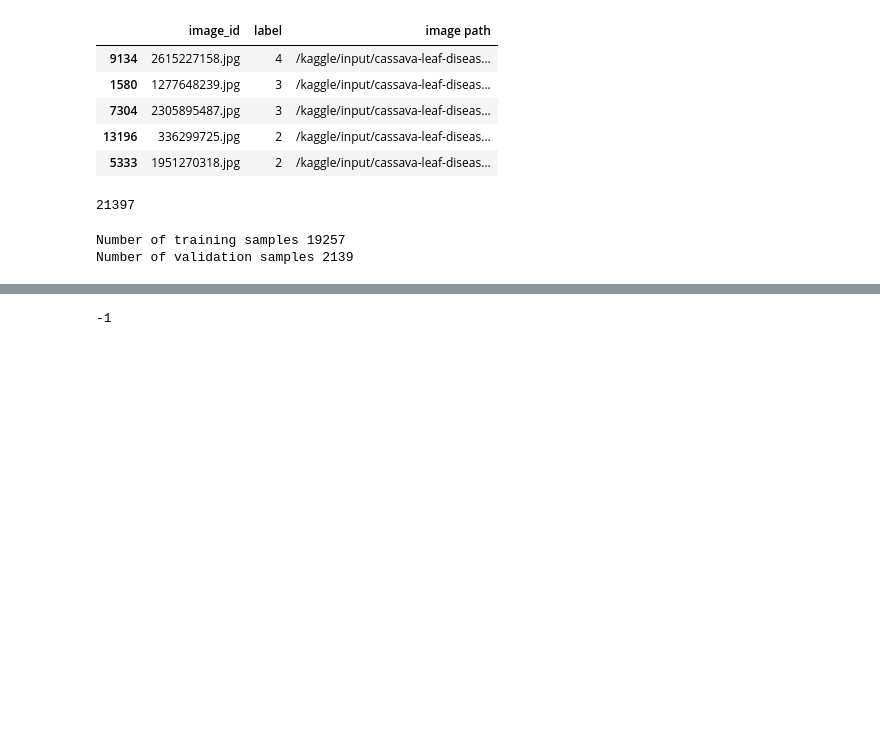
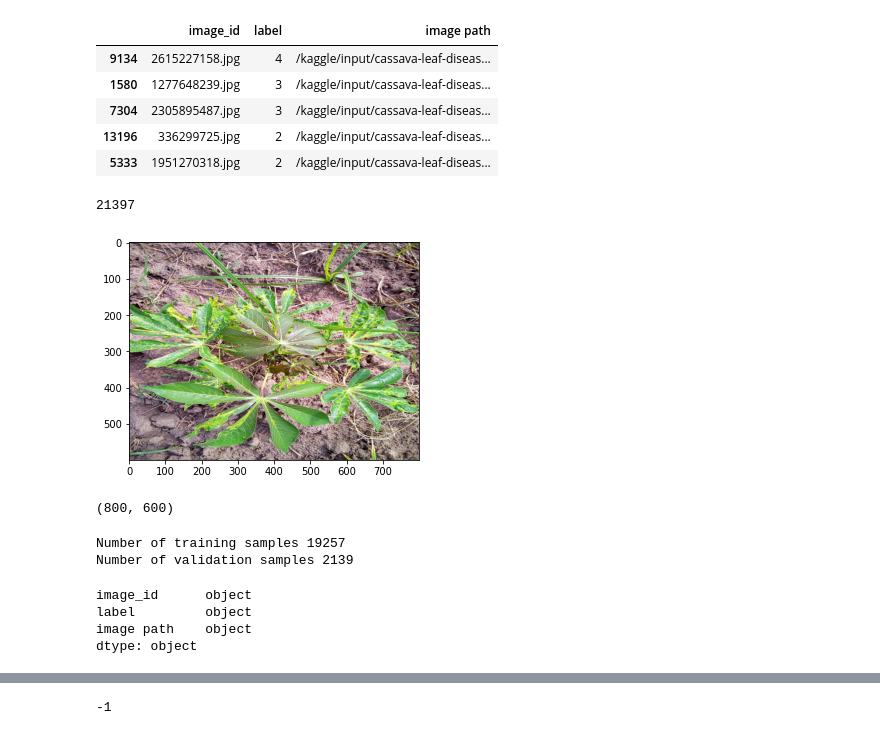
Before and after one commit to fudw/cassava-diseases-classification, a Jupyter notebook: cassava-diseases-classification-tf.ipynb, the cells around one changed output, grey strips where cells are left out. Saved outputs shown, nothing was run; the diff lists cells and outputs as text; code cells hidden in the pictures; blank space fills up the shorter version.

```diff
--- a/cassava-diseases-classification-tf.ipynb
+++ b/cassava-diseases-classification-tf.ipynb
@@ -34,5 +34,5 @@ os.listdir('/kaggle/input/')
 # %%
-images_df = pd.read_csv('/kaggle/input/cassava-leaf-disease-classification/train.csv')
+images_df = pd.read_csv('/kaggle/input/cassava-leaf-disease-classification/train.csv', dtype = str)
 images_df.head()
 # %% [output]
 |  | image_id | label |
@@ -52,7 +52,7 @@ images_df.head()
 | 13196 | 336299725.jpg | 2 |
 | 5333 | 1951270318.jpg | 2 |
 # %%
-train_folder = '/kaggle/input/cassava-leaf-disease-classification/train_images'
+train_folder = '/kaggle/input/cassava-leaf-disease-classification/train_images/'
 images_df['image path'] = train_folder + images_df['image_id']
 images_df.head()
 # %% [output]
@@ -66,6 +66,14 @@ images_df.head()
 print(len(images_df))
 # %% [output]
 21397
+# %%
+preview = Image.open(images_df.iloc[1]['image path'])
+plt.imshow(preview)
+plt.show()
+preview.size
+# %% [output]
+[figure, added]
+(800, 600)
 # %%
 train_val_split = 0.9
 train_count = int(len(images_df) * train_val_split)
@@ -84,5 +92,13 @@ image_size = 512
 input_shape = (image_size, image_size, 3)
 dropout_rate = 0.5
 classes_to_predict = np.sort(train_images_df['label'].unique())
+# %%
+train_images_df.astype(str)
+print(train_images_df.dtypes)
+# %% [output]
+image_id      object
+label         object
+image path    object
+dtype: object
 # %%
 train_data = tf.data.Dataset.from_tensor_slices((train_images_df['image path'].values, train_images_df['label'].values))
```
Also changed, not shown: parts of 6 cells of this notebook.
